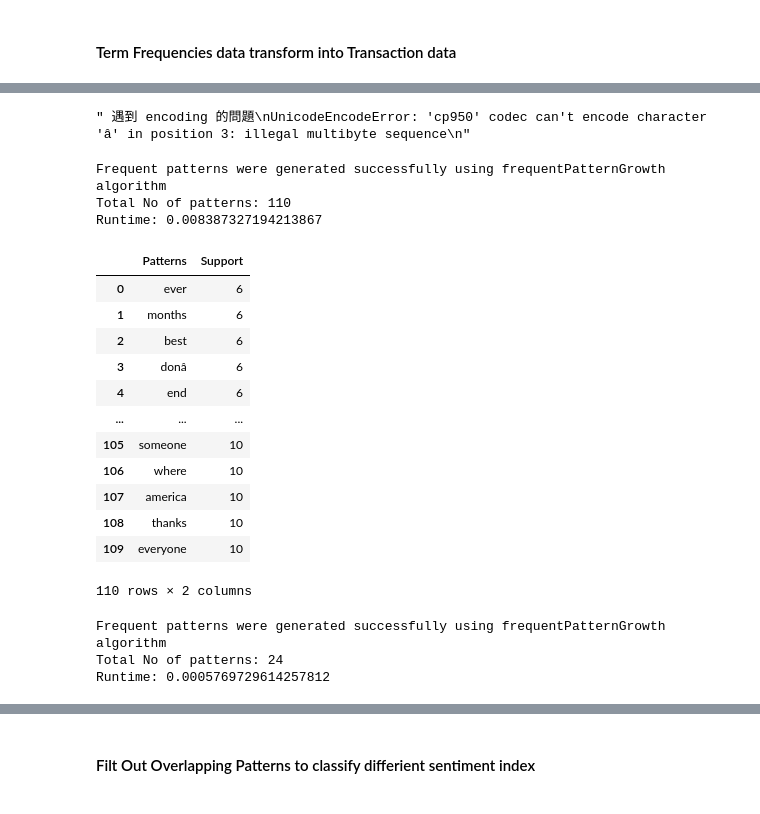
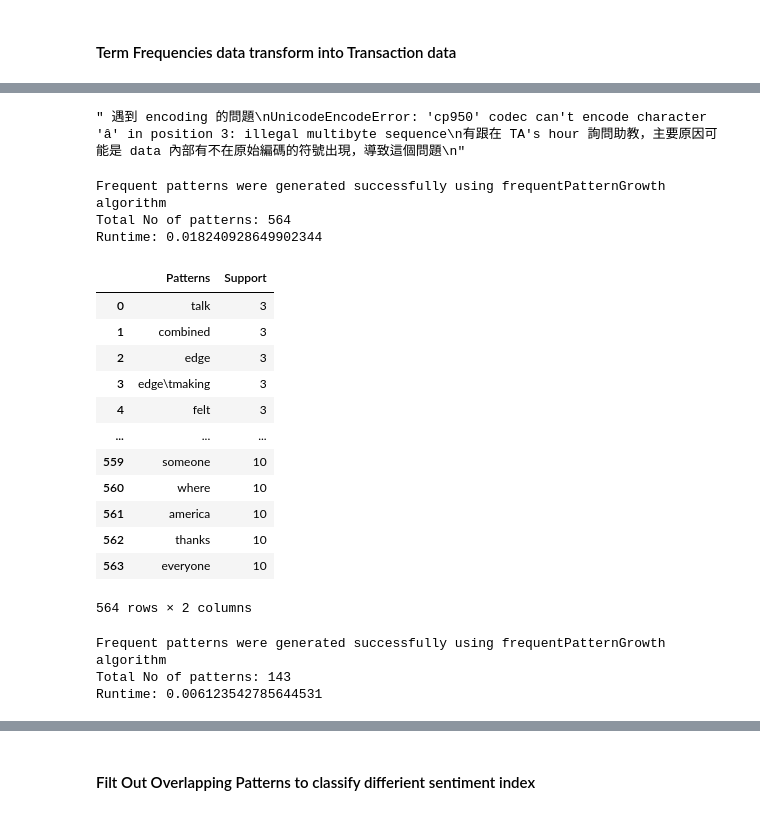
Before and after one commit to jungswork/DM2025-Lab1-Exercise, a Jupyter notebook: DM2025-Lab1-Homework.ipynb, the cells around one changed output, grey strips where cells are left out. Saved outputs shown, nothing was run; the diff lists cells and outputs as text; code cells hidden in the pictures.

```diff
--- a/DM2025-Lab1-Homework.ipynb
+++ b/DM2025-Lab1-Homework.ipynb
@@ -1417,7 +1412,7 @@ frequentPatternsDF_entiment_index_minus_one
 patterns = obj1.getPatternsAsDataFrame()
 
 # 手動調整 UTF-8 編碼後儲存
-with open('frequentPatternsDF_sentiment_index_-1_minSup6.txt', 'w', encoding='utf-8') as f:
+with open('frequentPatternsDF_sentiment_index_-1_minSup.txt', 'w', encoding='utf-8') as f:
     for x, y in obj1._finalPatterns.items():
         line = "\t".join(x) + f":{y}\n"
         f.write(line)
@@ -1426,36 +1421,36 @@ UnicodeEncodeError: 'cp950' codec can't encode character '\xe2' in position 3: i
 有跟在 TA's hour 詢問助教，主要原因可能是 data 內部有不在原始編碼的符號出現，導致這個問題
 """
 # %% [output]
-" 遇到 encoding 的問題\nUnicodeEncodeError: 'cp950' codec can't encode character 'â' in position 3: illegal multibyte sequence\n"
+" 遇到 encoding 的問題\nUnicodeEncodeError: 'cp950' codec can't encode character 'â' in position 3: illegal multibyte sequence\n有跟在 TA's hour 詢問助教，主要原因可能是 data 內部有不在原始編碼的符號出現，導致這個問題\n"
 # %%
 # deal with sentiment index 1 transaction dataset
-minSup= 6
+minSup= 3
 obj2 = alg.FPGrowth(iFile='td_freq_db_sentiment_index_1.csv', minSup=minSup)
 obj2.mine()
-frequentPatternsDF_entiment_index_one = obj2.getPatternsAsDataFrame()
-print('Total No of patterns: ' + str(len(frequentPatternsDF_entiment_index_one))) #print the total number of patterns
+frequentPatternsDF_sentiment_index_one = obj2.getPatternsAsDataFrame()
+print('Total No of patterns: ' + str(len(frequentPatternsDF_sentiment_index_one))) #print the total number of patterns
 print('Runtime: ' + str(obj2.getRuntime())) #measure the runtime
 # %% [output]
 Frequent patterns were generated successfully using frequentPatternGrowth algorithm
-Total No of patterns: 110
-Runtime: 0.008387327194213867
+Total No of patterns: 564
+Runtime: 0.018240928649902344
 # %%
 # check the filted dataframe
-frequentPatternsDF_entiment_index_one
+frequentPatternsDF_sentiment_index_one
 # %% [output]
 |  | Patterns | Support |
-| 0 | ever | 6 |
-| 1 | months | 6 |
-| 2 | best | 6 |
-| 3 | donâ | 6 |
-| 4 | end | 6 |
+| 0 | talk | 3 |
+| 1 | combined | 3 |
+| 2 | edge | 3 |
+| 3 | edge\tmaking | 3 |
+| 4 | felt | 3 |
 | ... | ... | ... |
-| 105 | someone | 10 |
-| 106 | where | 10 |
-| 107 | america | 10 |
-| 108 | thanks | 10 |
-| 109 | everyone | 10 |
+| 559 | someone | 10 |
+| 560 | where | 10 |
+| 561 | america | 10 |
+| 562 | thanks | 10 |
+| 563 | everyone | 10 |
-110 rows × 2 columns
+564 rows × 2 columns
 # %%
 patterns = obj2.getPatternsAsDataFrame()
 
@@ -1465,13 +1460,13 @@ with open('frequentPatternsDF_sentiment_index_1_minSup6.txt', 'w', encoding='utf
         f.write(line)
 # %%
 # deal with sentiment index 0 transaction dataset
-minSup= 6
+minSup= 3
 obj3 = alg.FPGrowth(iFile='td_freq_db_sentiment_index_0.csv', minSup=minSup)
 obj3.mine()
-frequentPatternsDF_entiment_index_zero = obj3.getPatternsAsDataFrame()
-print('Total No of patterns: ' + str(len(frequentPatternsDF_entiment_index_zero))) #print the total number of patterns
+frequentPatternsDF_sentiment_index_zero = obj3.getPatternsAsDataFrame()
+print('Total No of patterns: ' + str(len(frequentPatternsDF_sentiment_index_zero))) #print the total number of patterns
 print('Runtime: ' + str(obj3.getRuntime())) #measure the runtime
 # %% [output]
 Frequent patterns were generated successfully using frequentPatternGrowth algorithm
-Total No of patterns: 24
-Runtime: 0.0005769729614257812
+Total No of patterns: 143
+Runtime: 0.006123542785644531
```
Also changed, not shown: parts of 40 cells of this notebook.
